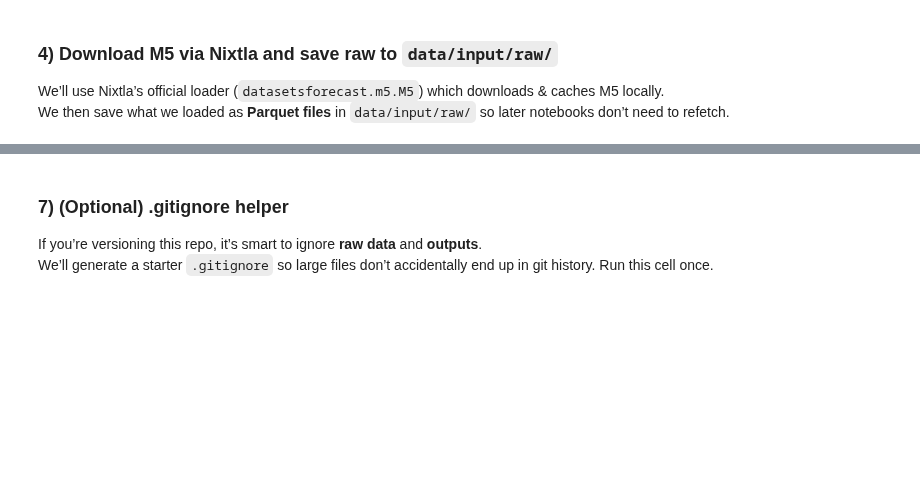
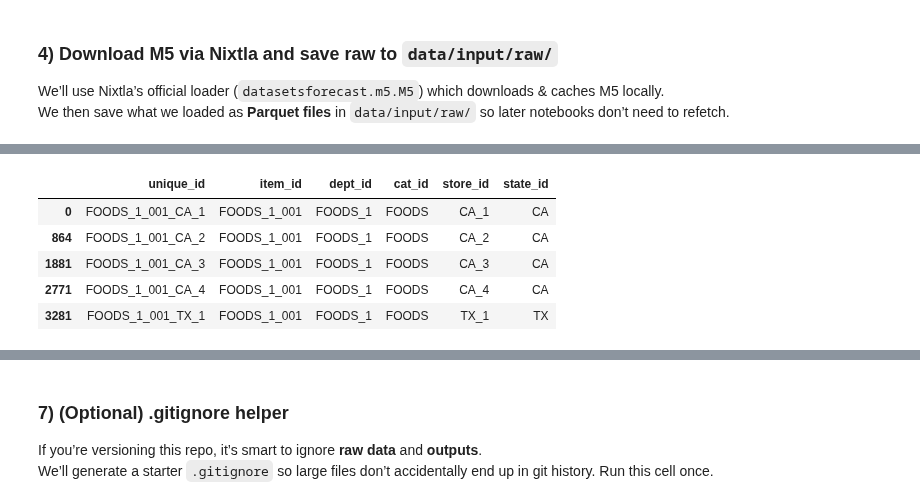
Before and after one commit to lindsaytruong/tsforge, a Jupyter notebook: examples/00_initial_setup.ipynb, the cells around one changed output, grey strips where cells are left out. Drawn from its saved outputs; the diff is of its cells as text; code cells hidden in the pictures; blank space fills up the shorter version.

```diff
--- a/examples/00_initial_setup.ipynb
+++ b/examples/00_initial_setup.ipynb
@@ -150,0 +204,12 @@ WindowsPath('data/input/raw')
+# %%
+meta_df = sales_df[['unique_id','item_id','dept_id','cat_id','store_id','state_id']].drop_duplicates()
+meta_df.to_parquet('../data/input/processed/00_m5_meta_full.parquet')
+
+meta_df.head()
+# %% [output]
+|  | unique_id | item_id | dept_id | cat_id | store_id | state_id |
+| 0 | FOODS_1_001_CA_1 | FOODS_1_001 | FOODS_1 | FOODS | CA_1 | CA |
+| 864 | FOODS_1_001_CA_2 | FOODS_1_001 | FOODS_1 | FOODS | CA_2 | CA |
+| 1881 | FOODS_1_001_CA_3 | FOODS_1_001 | FOODS_1 | FOODS | CA_3 | CA |
+| 2771 | FOODS_1_001_CA_4 | FOODS_1_001 | FOODS_1 | FOODS | CA_4 | CA |
+| 3281 | FOODS_1_001_TX_1 | FOODS_1_001 | FOODS_1 | FOODS | TX_1 | TX |
```
Also changed, not shown: parts of 28 cells of this notebook, 22 other files.
